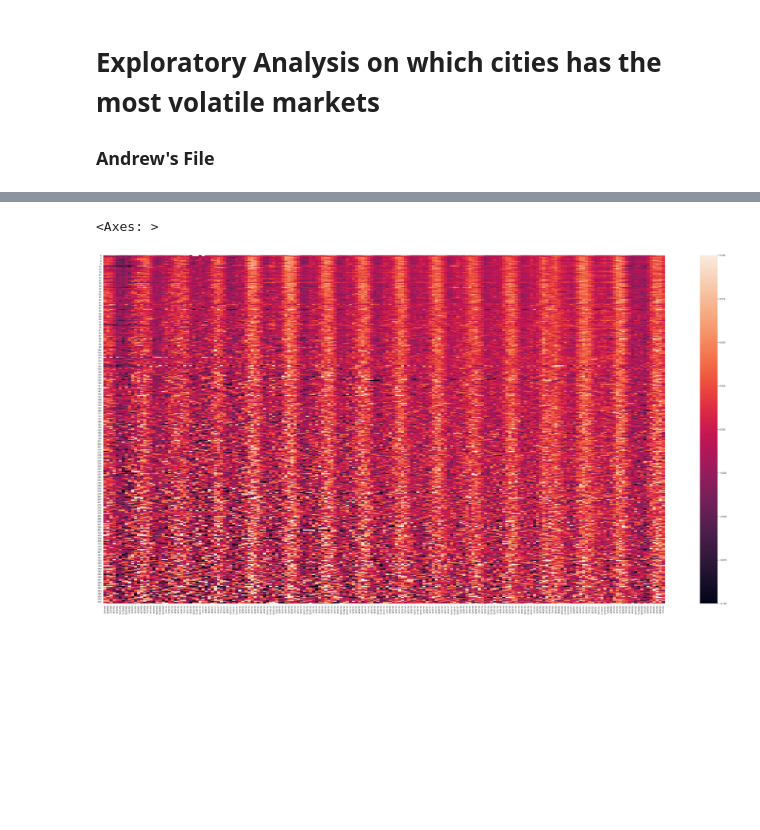
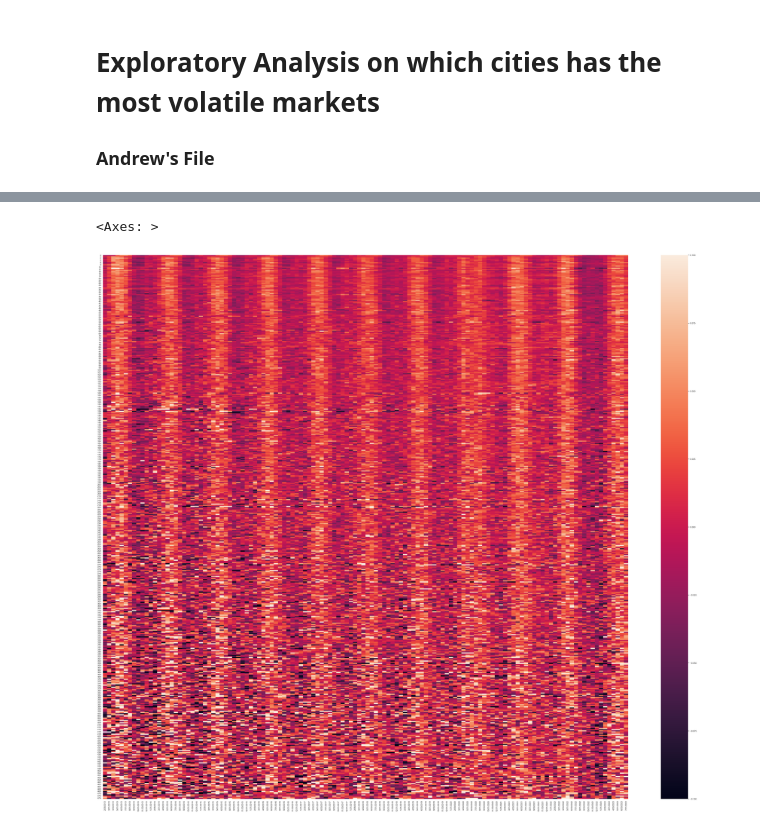
Before and after one commit to anderoos/Coolest-project-1, a Jupyter notebook: Change.ipynb, the cells around one changed output, grey strips where cells are left out. Drawn from its saved outputs; the diff is of its cells as text; code cells hidden in the pictures; blank space fills up the shorter version.

Commit message:
Updated scripts, readme, cities.csv

```diff
--- a/Change.ipynb
+++ b/Change.ipynb
@@ -42,4 +32,4 @@ df.head()
 # %%
-ne_df, se_df, mw_df, w_df, sw_df = custom.split_regions(df)
-ne_df.head()
+df_pct = df_main.iloc[:,2:].pct_change(axis=1)
+df_pct
 # %% [output]
@@ -52,0 +49,4 @@ ne_df.head()
+# %%
+df_cities = pd.read_csv('cities_index.csv')
+df_cities = df_cities.iloc[:,1:]
+df_cities.head()
@@ -53,27 +60,4 @@ ne_df.head()
 # %%
-# Convert entire df to percent changes
-# pct_df = df.iloc[:, 4:].pct_change(axis=1)
-# pct_df = pct_df.drop("4/30/2008", axis=1)
-# new_york = pct_df.iloc[1,2:]
-
-# Capture city names
-ne_cities = ne_df['RegionName']
-se_cities = se_df['RegionName']
-mw_cities = mw_df['RegionName']
-w_cities = w_df['RegionName']
-sw_cities = sw_df['RegionName']
-
-# Calculate pct_changes
-df_ne_pct = ne_df.iloc[:, 2:].pct_change(axis=1)
-df_se_pct = se_df.iloc[:, 2:].pct_change(axis=1)
-df_mw_pct = mw_df.iloc[:, 2:].pct_change(axis=1)
-df_w_pct = w_df.iloc[:, 2:].pct_change(axis=1)
-df_sw_pct = sw_df.iloc[:, 2:].pct_change(axis=1)
-
 # Concat cities and drop empty column
-df_ne_pct = pd.concat([ne_cities, df_ne_pct], axis=1).drop("4/30/08", axis=1)
-df_se_pct = pd.concat([se_cities, df_se_pct], axis=1).drop("4/30/08", axis=1)
-df_mw_pct = pd.concat([mw_cities, df_mw_pct], axis=1).drop("4/30/08", axis=1)
-df_w_pct = pd.concat([w_cities, df_w_pct], axis=1).drop("4/30/08", axis=1)
-df_sw_pct = pd.concat([sw_cities, df_sw_pct], axis=1).drop("4/30/08", axis=1)
+df_pct = pd.concat([df_cities, df_pct], axis=1).drop('1/31/2013', axis=1)
 # %%
@@ -99,9 +73,8 @@ df_ne_pct.head()
 # %%
 # Draw a heatmap with the numeric values in each cell
-df_pct = pd.read_csv("pct-files/percent_changes.csv")
 sns.set_theme()
-f, ax = plt.subplots(figsize=(60, 30))
-sns.heatmap(df_pct, fmt="d", linewidths=0, ax=ax)
+f, ax = plt.subplots(figsize=(60, 50))
+sns.heatmap(df_pct.iloc[:,2:], fmt="d", linewidths=0, ax=ax)
 # %% [output]
 <Axes: >
-[figure, old version]
+[figure, new version]
```
Also changed, not shown: parts of 17 cells of this notebook, 3 other files.
